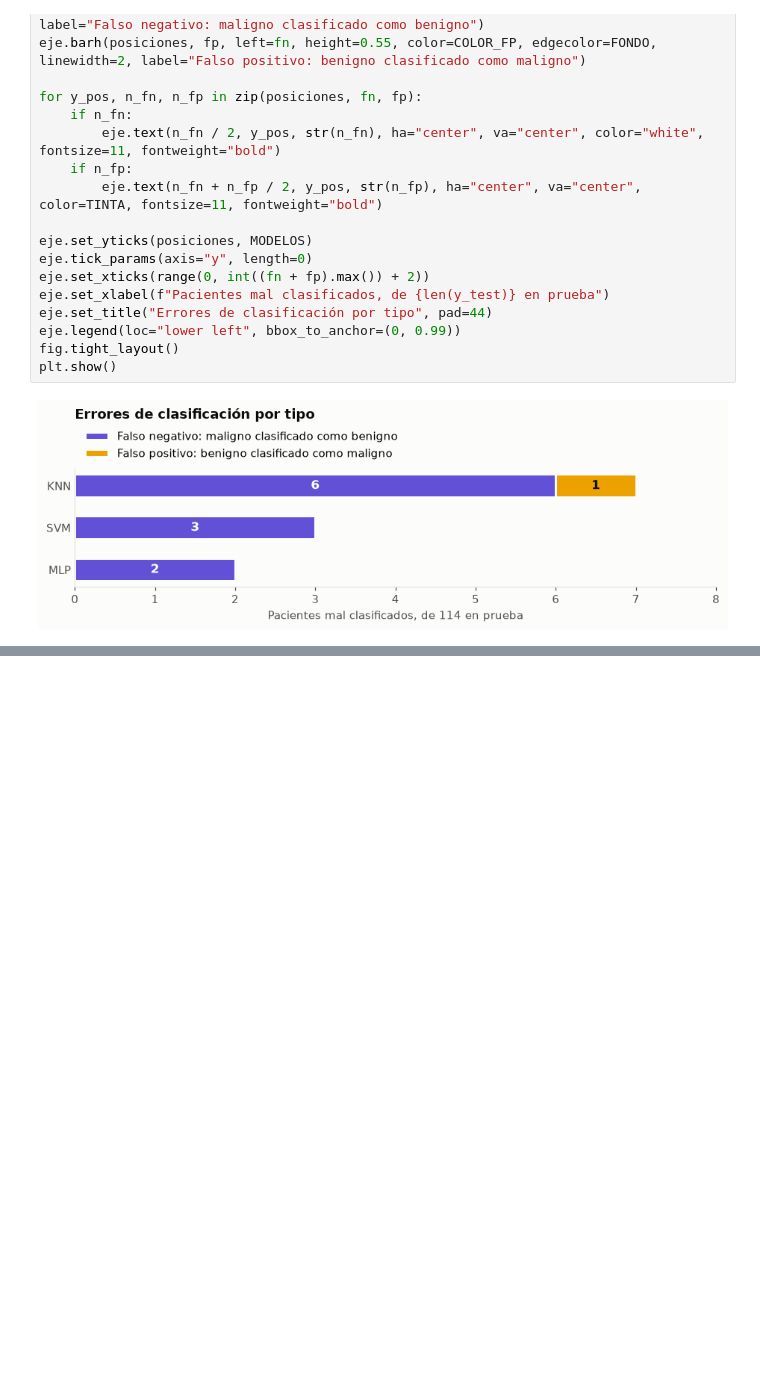
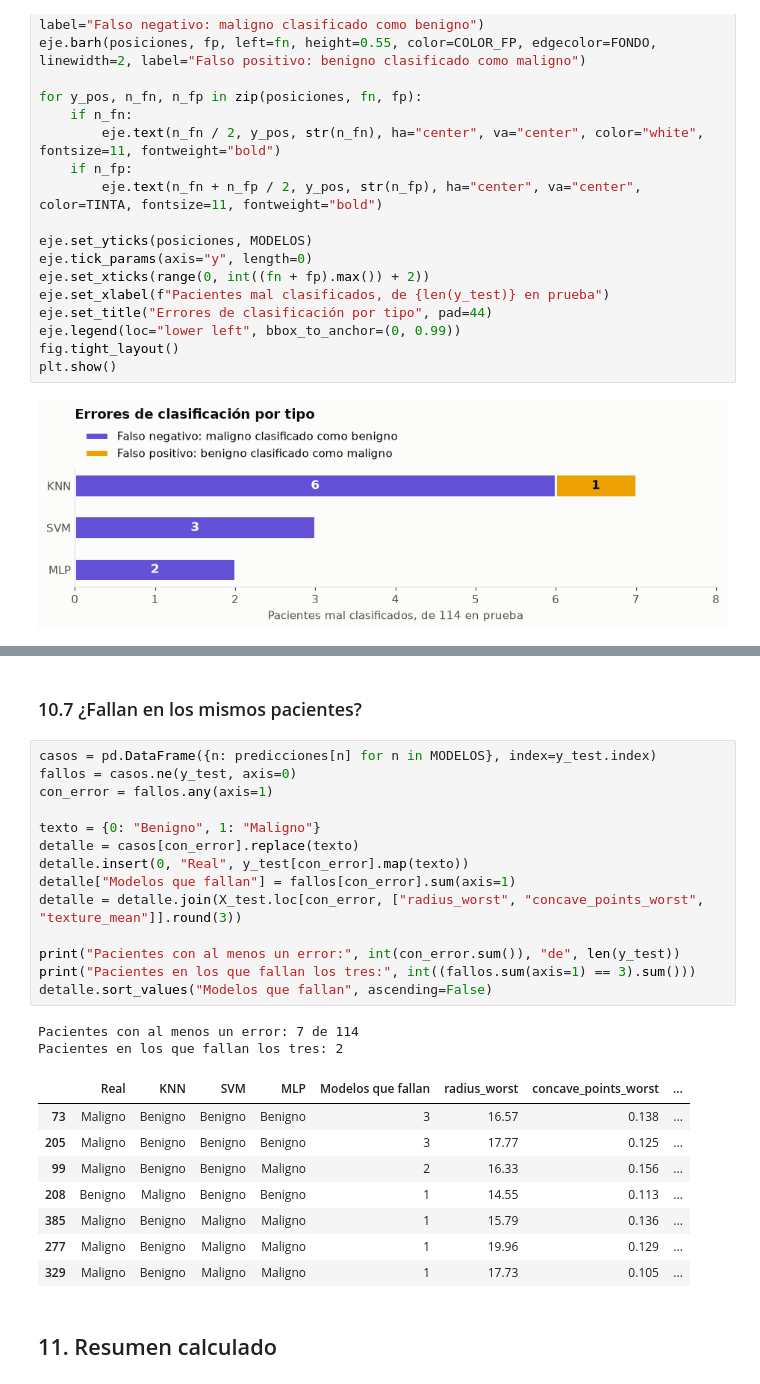
Before and after one commit to jorgemx546/comparacion-aprendizaje-supervisado, a Jupyter notebook: Comparacion_KNN_SVM_MLP.ipynb, the cells around one changed output, grey strips where cells are left out. Saved outputs shown, nothing was run; the diff lists cells and outputs as text; blank space fills up the shorter version.

```diff
--- a/Comparacion_KNN_SVM_MLP.ipynb
+++ b/Comparacion_KNN_SVM_MLP.ipynb
@@ -462,0 +637,29 @@ plt.show()
+# %% [markdown]
+### 10.7 ¿Fallan en los mismos pacientes?
+# %%
+casos = pd.DataFrame({n: predicciones[n] for n in MODELOS}, index=y_test.index)
+fallos = casos.ne(y_test, axis=0)
+con_error = fallos.any(axis=1)
+
+texto = {0: "Benigno", 1: "Maligno"}
+detalle = casos[con_error].replace(texto)
+detalle.insert(0, "Real", y_test[con_error].map(texto))
+detalle["Modelos que fallan"] = fallos[con_error].sum(axis=1)
+detalle = detalle.join(X_test.loc[con_error, ["radius_worst", "concave_points_worst", "texture_mean"]].round(3))
+
+print("Pacientes con al menos un error:", int(con_error.sum()), "de", len(y_test))
+print("Pacientes en los que fallan los tres:", int((fallos.sum(axis=1) == 3).sum()))
+detalle.sort_values("Modelos que fallan", ascending=False)
+# %% [output]
+Pacientes con al menos un error: 7 de 114
+Pacientes en los que fallan los tres: 2
+|  | Real | KNN | SVM | MLP | Modelos que fallan | radius_worst | concave_points_worst | ... |
+| 73 | Maligno | Benigno | Benigno | Benigno | 3 | 16.57 | 0.138 | ... |
+| 205 | Maligno | Benigno | Benigno | Benigno | 3 | 17.77 | 0.125 | ... |
+| 99 | Maligno | Benigno | Benigno | Maligno | 2 | 16.33 | 0.156 | ... |
+| 208 | Benigno | Maligno | Benigno | Benigno | 1 | 14.55 | 0.113 | ... |
+| 385 | Maligno | Benigno | Maligno | Maligno | 1 | 15.79 | 0.136 | ... |
+| 277 | Maligno | Benigno | Maligno | Maligno | 1 | 19.96 | 0.129 | ... |
+| 329 | Maligno | Benigno | Maligno | Maligno | 1 | 17.73 | 0.105 | ... |
+# %% [markdown]
+## 11. Resumen calculado
```
Also changed, not shown: parts of 14 cells of this notebook.
